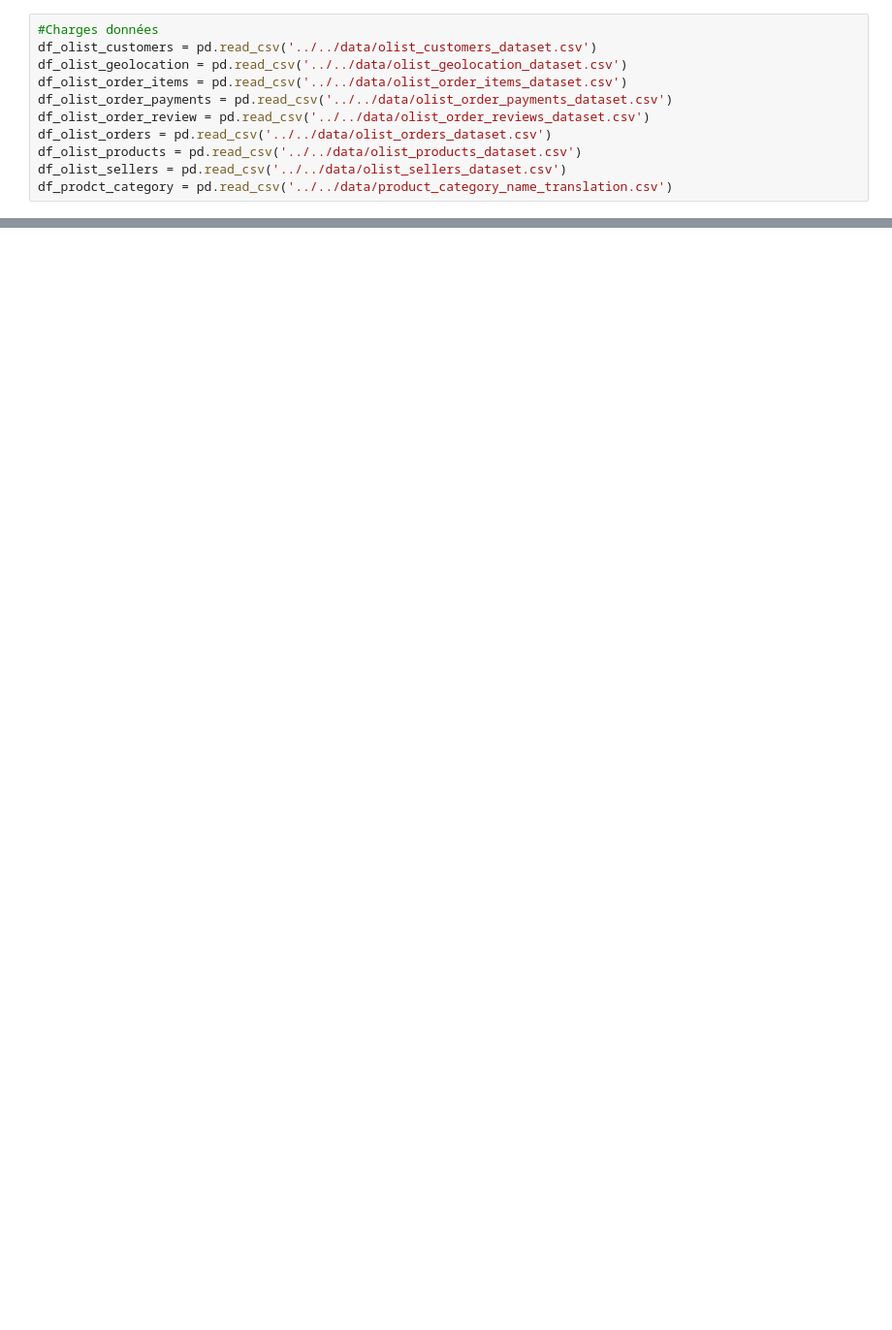
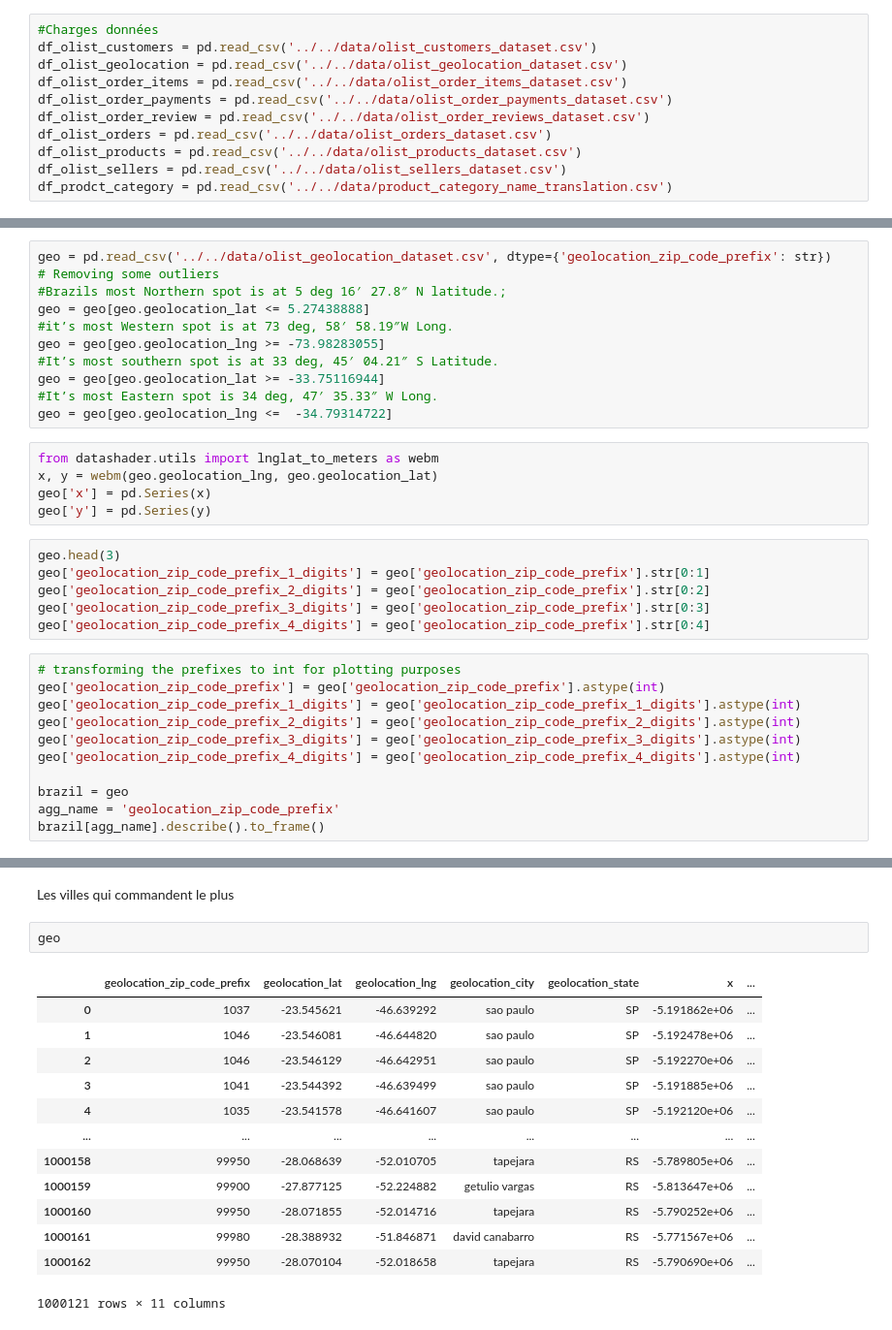
Before and after one commit to Grandpied33/OlistKaggle, a Jupyter notebook: src/Notebooks/OlistData.ipynb, the cells around one changed output, grey strips where cells are left out. Shown at 97% size. Saved outputs shown, nothing was run; the diff lists cells and outputs as text; blank space fills up the shorter version.

```diff
--- a/src/Notebooks/OlistData.ipynb
+++ b/src/Notebooks/OlistData.ipynb
@@ -14,0 +63,33 @@ df_prodct_category = pd.read_csv('../../data/product_category_name_translation.c
+# %%
+geo = pd.read_csv('../../data/olist_geolocation_dataset.csv', dtype={'geolocation_zip_code_prefix': str})
+# Removing some outliers
+#Brazils most Northern spot is at 5 deg 16′ 27.8″ N latitude.;
+geo = geo[geo.geolocation_lat <= 5.27438888]
+#it’s most Western spot is at 73 deg, 58′ 58.19″W Long.
+geo = geo[geo.geolocation_lng >= -73.98283055]
+#It’s most southern spot is at 33 deg, 45′ 04.21″ S Latitude.
+geo = geo[geo.geolocation_lat >= -33.75116944]
+#It’s most Eastern spot is 34 deg, 47′ 35.33″ W Long.
+geo = geo[geo.geolocation_lng <=  -34.79314722]
+# %%
+from datashader.utils import lnglat_to_meters as webm
+x, y = webm(geo.geolocation_lng, geo.geolocation_lat)
+geo['x'] = pd.Series(x)
+geo['y'] = pd.Series(y)
+# %%
+geo.head(3)
+geo['geolocation_zip_code_prefix_1_digits'] = geo['geolocation_zip_code_prefix'].str[0:1]
+geo['geolocation_zip_code_prefix_2_digits'] = geo['geolocation_zip_code_prefix'].str[0:2]
+geo['geolocation_zip_code_prefix_3_digits'] = geo['geolocation_zip_code_prefix'].str[0:3]
+geo['geolocation_zip_code_prefix_4_digits'] = geo['geolocation_zip_code_prefix'].str[0:4]
+# %%
+# transforming the prefixes to int for plotting purposes
+geo['geolocation_zip_code_prefix'] = geo['geolocation_zip_code_prefix'].astype(int)
+geo['geolocation_zip_code_prefix_1_digits'] = geo['geolocation_zip_code_prefix_1_digits'].astype(int)
+geo['geolocation_zip_code_prefix_2_digits'] = geo['geolocation_zip_code_prefix_2_digits'].astype(int)
+geo['geolocation_zip_code_prefix_3_digits'] = geo['geolocation_zip_code_prefix_3_digits'].astype(int)
+geo['geolocation_zip_code_prefix_4_digits'] = geo['geolocation_zip_code_prefix_4_digits'].astype(int)
+
+brazil = geo
+agg_name = 'geolocation_zip_code_prefix'
+brazil[agg_name].describe().to_frame()
@@ -15,2 +146,20 @@ df_prodct_category = pd.read_csv('../../data/product_category_name_translation.c
+# %% [markdown]
+Les villes qui commandent le plus
+# %%
+geo
+# %% [output]
+|  | geolocation_zip_code_prefix | geolocation_lat | geolocation_lng | geolocation_city | geolocation_state | x | ... |
+| 0 | 1037 | -23.545621 | -46.639292 | sao paulo | SP | -5.191862e+06 | ... |
+| 1 | 1046 | -23.546081 | -46.644820 | sao paulo | SP | -5.192478e+06 | ... |
+| 2 | 1046 | -23.546129 | -46.642951 | sao paulo | SP | -5.192270e+06 | ... |
+| 3 | 1041 | -23.544392 | -46.639499 | sao paulo | SP | -5.191885e+06 | ... |
+| 4 | 1035 | -23.541578 | -46.641607 | sao paulo | SP | -5.192120e+06 | ... |
+| ... | ... | ... | ... | ... | ... | ... | ... |
+| 1000158 | 99950 | -28.068639 | -52.010705 | tapejara | RS | -5.789805e+06 | ... |
+| 1000159 | 99900 | -27.877125 | -52.224882 | getulio vargas | RS | -5.813647e+06 | ... |
+| 1000160 | 99950 | -28.071855 | -52.014716 | tapejara | RS | -5.790252e+06 | ... |
+| 1000161 | 99980 | -28.388932 | -51.846871 | david canabarro | RS | -5.771567e+06 | ... |
+| 1000162 | 99950 | -28.070104 | -52.018658 | tapejara | RS | -5.790690e+06 | ... |
+1000121 rows × 11 columns
 # %%
 # %% [output]
```
Also changed, not shown: parts of 10 cells of this notebook.
